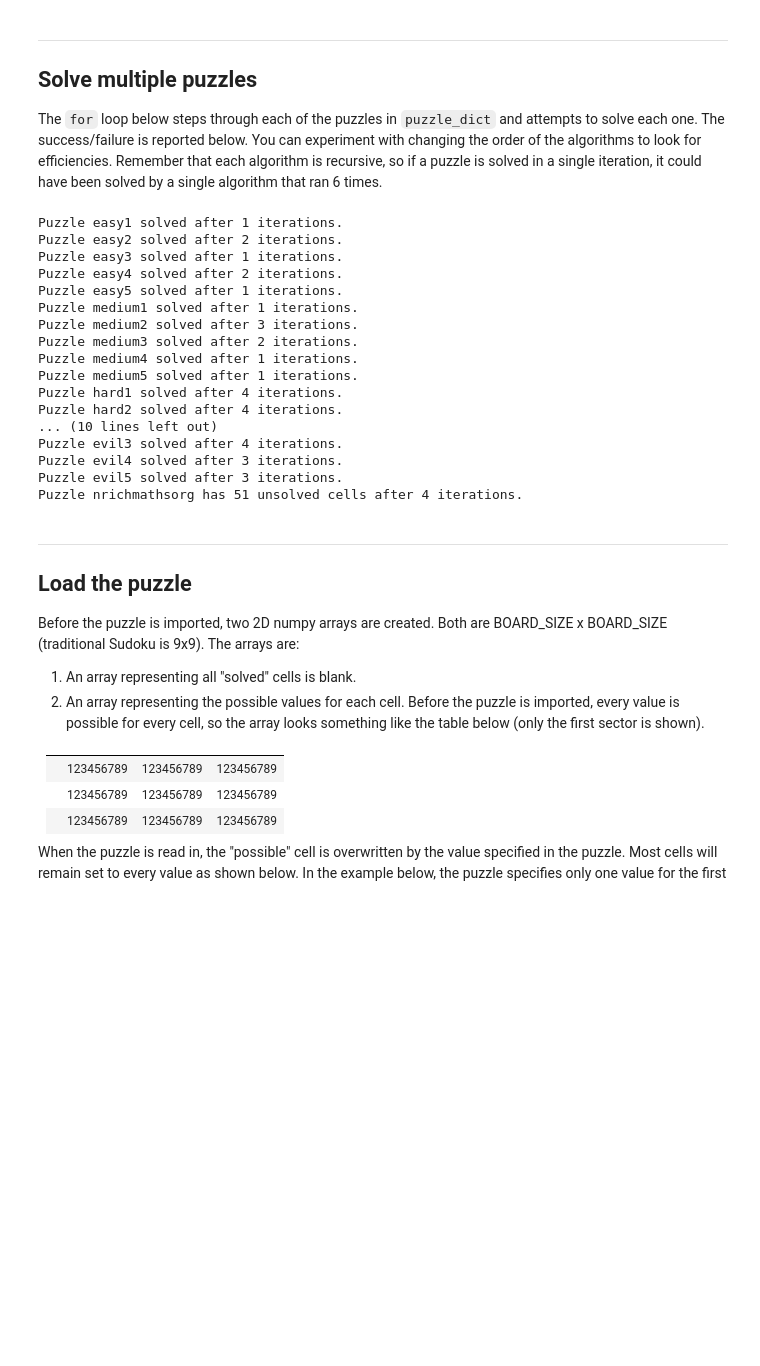
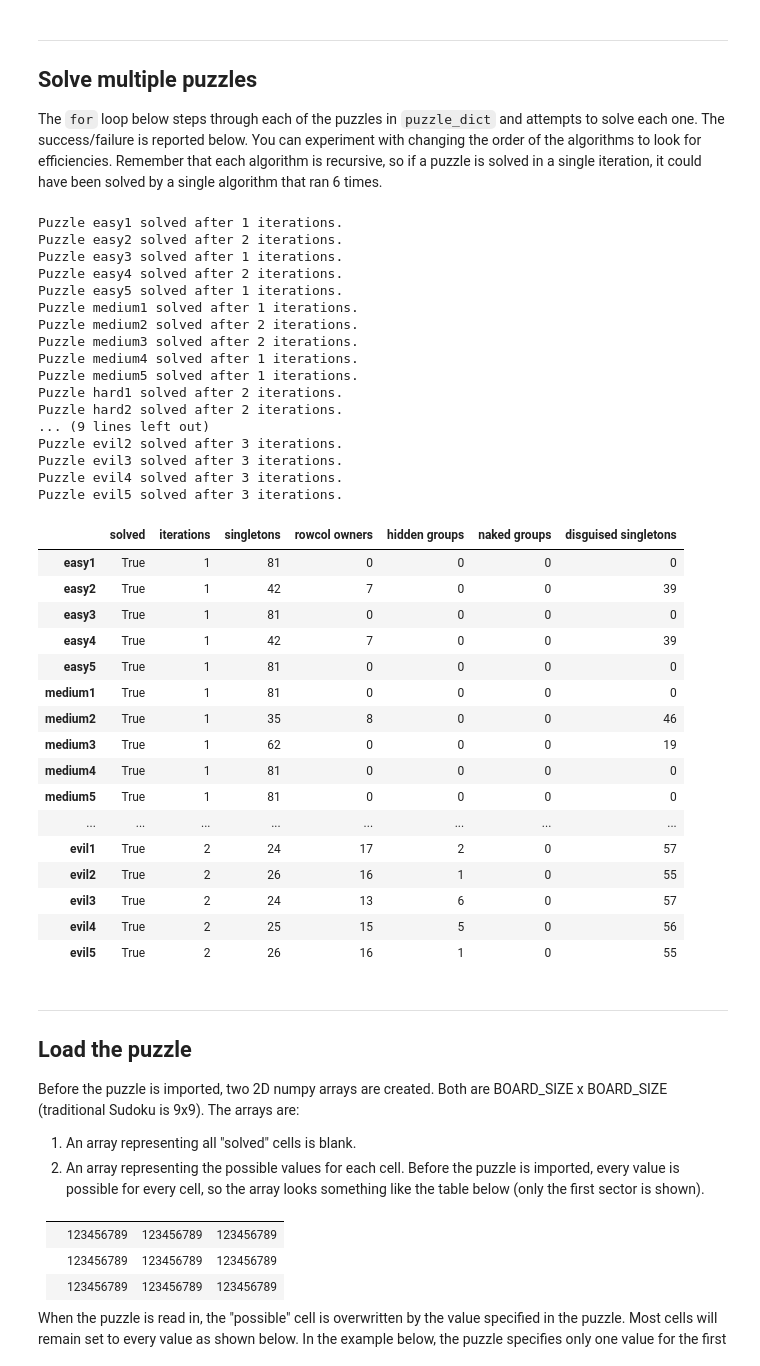
Before and after one commit to dchosnek/sudoku, a Jupyter notebook: sudoku_numpy.ipynb, the cells around one changed output. Drawn from its saved outputs; the diff is of its cells as text; code cells hidden in the pictures; blank space fills up the shorter version.

```diff
--- a/sudoku_numpy.ipynb
+++ b/sudoku_numpy.ipynb
@@ -475,9 +476,6 @@ def handle_hidden_groups(arr):
 
 The `for` loop below steps through each of the puzzles in `puzzle_dict` and attempts to solve each one. The success/failure is reported below. You can experiment with changing the order of the algorithms to look for efficiencies. Remember that each algorithm is recursive, so if a puzzle is solved in a single iteration, it could have been solved by a single algorithm that ran 6 times.
 # %%
-
-
-
 puzzle_dict = dict(
     easy1 = '5..98.67.6......31.2.613.4..968.21.7..8..5.9.7.319....962.7..1.1.5...76..7.5..9..',
     easy2 = '...8.74...58.41...7.......25326.894.48.12937.....5.26..279....4....1.8..86....5.9',
@@ -503,8 +501,7 @@ puzzle_dict = dict(
     evil2 = '..9.4...663..2.7....8..3.....3......41...2..8....7..5....4..8..26...1..49........',
     evil3 = '.8.37.9.24...5...........7...5.3.7.1.1.....6....7...8..2.9..1.3........6..8..2...',
     evil4 = '.5..8.......3...9.21..9...862.7..1....5.2......3.....6.....47..89..3...1..6......',
-    evil5 = '9.......4.3..7.69...28......5......1....4...38..7..45.3....9..........1..9..6.57.',
-    nrichmathsorg = '....3...6...6.2..58..4.372..49.........9.4...1.3.6.9.45.4..6.8.....4.1.771.....4.'
+    evil5 = '9.......4.3..7.69...28......5......1....4...38..7..45.3....9..........1..9..6.57.'
 )
 
 for name, puzzle in puzzle_dict.items():
@@ -536,17 +533,73 @@ Puzzle easy3 solved after 1 iterations.
 Puzzle easy4 solved after 2 iterations.
 Puzzle easy5 solved after 1 iterations.
 Puzzle medium1 solved after 1 iterations.
-Puzzle medium2 solved after 3 iterations.
+Puzzle medium2 solved after 2 iterations.
 Puzzle medium3 solved after 2 iterations.
 Puzzle medium4 solved after 1 iterations.
 Puzzle medium5 solved after 1 iterations.
-Puzzle hard1 solved after 4 iterations.
-Puzzle hard2 solved after 4 iterations.
-... (10 lines left out)
-Puzzle evil3 solved after 4 iterations.
+Puzzle hard1 solved after 2 iterations.
+Puzzle hard2 solved after 2 iterations.
+... (9 lines left out)
+Puzzle evil2 solved after 3 iterations.
+Puzzle evil3 solved after 3 iterations.
 Puzzle evil4 solved after 3 iterations.
 Puzzle evil5 solved after 3 iterations.
-Puzzle nrichmathsorg has 51 unsolved cells after 4 iterations.
+# %%
+df = pd.DataFrame(columns=['solved','iterations','singletons','rowcol owners','hidden groups','naked groups','disguised singletons'],index=puzzle_dict.keys())
+
+for name, puzzle in puzzle_dict.items():
+
+    solved_arr,possible_arr = initialize_puzzle_arrays(puzzle)
+
+    loop_counter = -1
+    current = -1
+    previous = 1
+
+    change_counter = np.zeros(7, dtype=int)
+
+    while previous != current:
+        previous = current
+        loop_counter += 1
+        change_counter[2] += handle_singletons(solved_arr,possible_arr)
+        change_counter[3] += handle_rowcol_owners(possible_arr)
+        change_counter[4] += handle_hidden_groups(possible_arr)
+        change_counter[5] += handle_naked_groups(possible_arr)
+        # change_counter[2] += handle_singletons(solved_arr,possible_arr)
+        change_counter[6] += handle_disguised_singletons(solved_arr,possible_arr)
+        current = np.sum(change_counter)
+
+    unsolved, _ = check_board(solved_arr)
+    change_counter[0] = False if unsolved else True
+    change_counter[1] = loop_counter
+    # if unsolved:
+    #     # print(F"Puzzle {name} has {unsolved} unsolved cells after {loop_counter} iterations.")
+    #     change_counter[0] = False
+    # else:
+    #     # print(F"Puzzle {name} solved after {loop_counter} iterations.")
+    #     change_counter[0] = True
+
+    df.loc[name] = change_counter
+
+df = df.astype({"solved": bool})
+df
+# %% [output]
+|  | solved | iterations | singletons | rowcol owners | hidden groups | naked groups | disguised singletons |
+| easy1 | True | 1 | 81 | 0 | 0 | 0 | 0 |
+| easy2 | True | 1 | 42 | 7 | 0 | 0 | 39 |
+| easy3 | True | 1 | 81 | 0 | 0 | 0 | 0 |
+| easy4 | True | 1 | 42 | 7 | 0 | 0 | 39 |
+| easy5 | True | 1 | 81 | 0 | 0 | 0 | 0 |
+| medium1 | True | 1 | 81 | 0 | 0 | 0 | 0 |
+| medium2 | True | 1 | 35 | 8 | 0 | 0 | 46 |
+| medium3 | True | 1 | 62 | 0 | 0 | 0 | 19 |
+| medium4 | True | 1 | 81 | 0 | 0 | 0 | 0 |
+| medium5 | True | 1 | 81 | 0 | 0 | 0 | 0 |
+| ... | ... | ... | ... | ... | ... | ... | ... |
+| evil1 | True | 2 | 24 | 17 | 2 | 0 | 57 |
+| evil2 | True | 2 | 26 | 16 | 1 | 0 | 55 |
+| evil3 | True | 2 | 24 | 13 | 6 | 0 | 57 |
+| evil4 | True | 2 | 25 | 15 | 5 | 0 | 56 |
+| evil5 | True | 2 | 26 | 16 | 1 | 0 | 55 |
 # %% [markdown]
 ---
 
```
Also changed, not shown: parts of 4 cells of this notebook.
